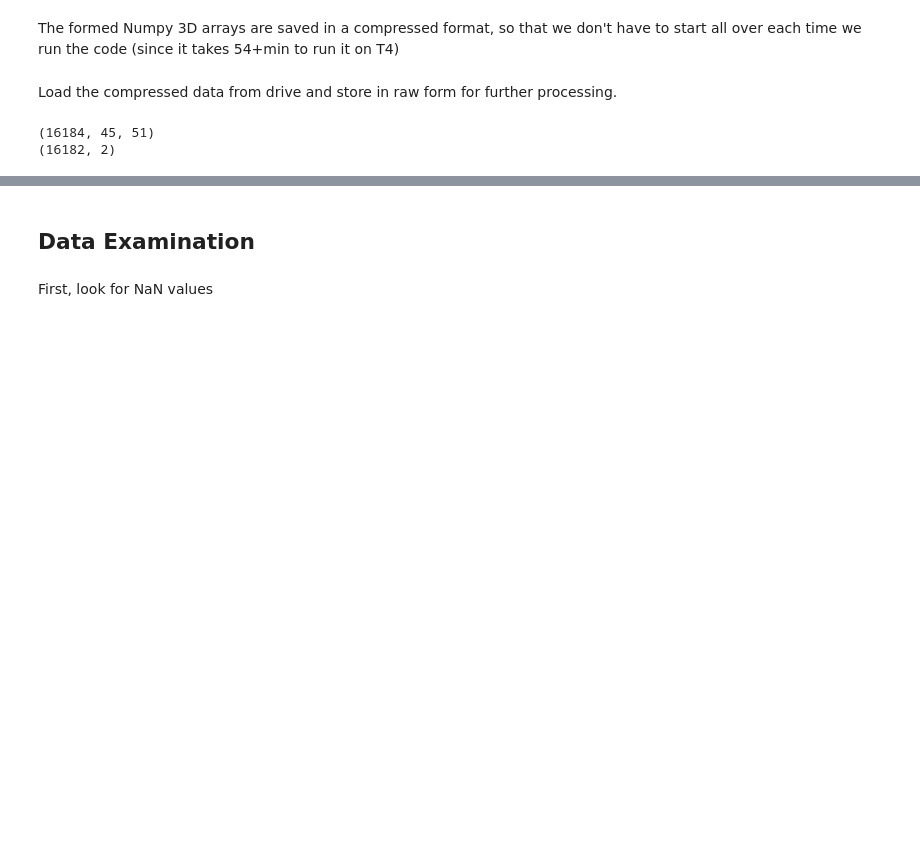
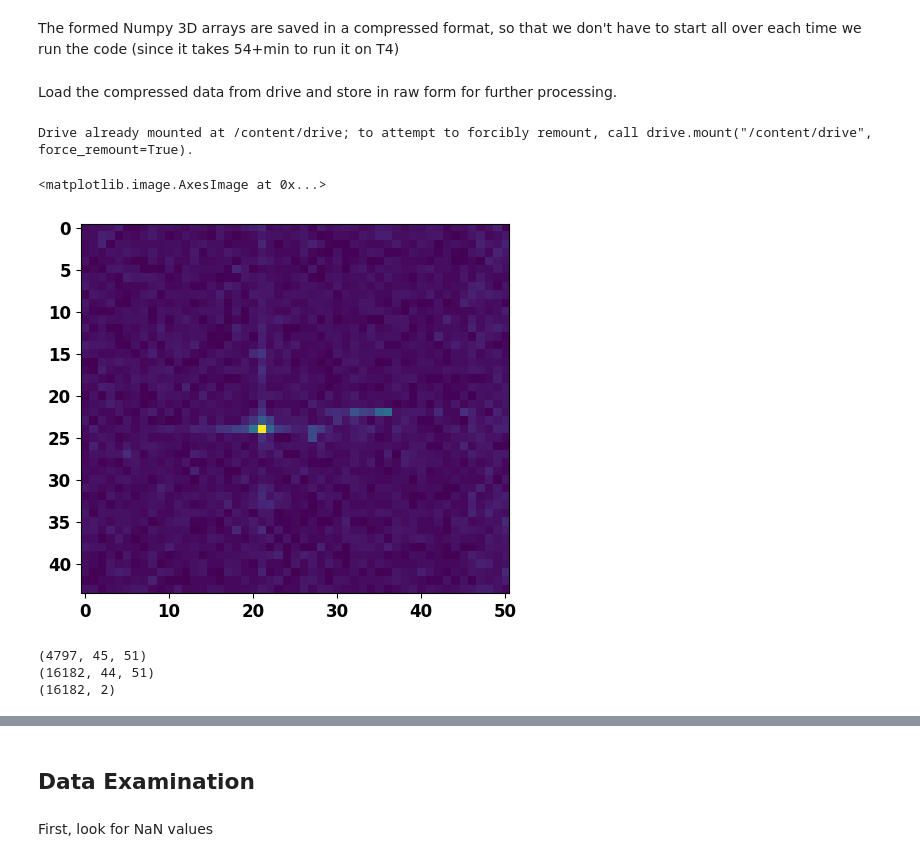
Before and after one commit to xlukac14/MPA-MLF, a Jupyter notebook: FinalProject/MLF_Final_Project_Lukac.ipynb, the cells around one changed output, grey strips where cells are left out. Cells and saved outputs as stored; diff of their text form; code cells hidden in the pictures; blank space fills up the shorter version.

```diff
--- a/FinalProject/MLF_Final_Project_Lukac.ipynb
+++ b/FinalProject/MLF_Final_Project_Lukac.ipynb
@@ -73,6 +93,9 @@ Organizing the 2D data of each *.csv file into 3D matrix, where each "slice" alo
 
 #trainCSVlist = sorted_alphanumeric(os.listdir('/content/drive/MyDrive/ColabNotebooks/MLFfinal/Train/CSV/'))
 #testCSVlist = sorted_alphanumeric(os.listdir('/content/drive/MyDrive/ColabNotebooks/MLFfinal/Test/CSV/'))
+
+trainCSVlist = os.listdir('CSV/')
+trainCSVlist = sorted(trainCSVlist, key=lambda x: int(x.split('_')[1][:-4]))
 
 #trainDF = np.empty((1,45,51))
 #testDF = np.empty((1,45,51))
@@ -90,3 +113,5 @@ Organizing the 2D data of each *.csv file into 3D matrix, where each "slice" alo
 #example = np.genfromtxt('/content/drive/MyDrive/ColabNotebooks/MLFfinal/Train/CSV/img_3256.csv', delimiter=',')
 
 #plt.imshow(example)
+
+#print(trainCSVlist.shape)
@@ -96,0 +118,8 @@ Drive already mounted at /content/drive; to attempt to forcibly remount, call dr
+# %%
+numpy_arr = []
+
+for single_file_name in trainCSVlist:
+  data = pd.read_csv(f'CSV/{single_file_name}').to_numpy()
+  numpy_arr.append(data)
+
+numpy_arr = np.asarray(numpy_arr)
@@ -104,15 +137,28 @@ The formed Numpy 3D arrays are saved in a compressed format, so that we don't ha
 # %% [markdown]
 Load the compressed data from drive and store in raw form for further processing.
 # %%
+drive.mount('/content/drive')
+
 x_test_raw = np.load('/content/drive/MyDrive/ColabNotebooks/MLFfinal/Test/extractedTestcomp.npz')
-x_train_raw = np.load('/content/drive/MyDrive/ColabNotebooks/MLFfinal/Train/extractedTraincomp.npz')
+#x_train_raw = np.load('/content/drive/MyDrive/ColabNotebooks/MLFfinal/Train/extractedTraincomp.npz')
+x_train_raw = numpy_arr
 x_test_raw = x_test_raw['arr_0']
-x_train_raw = x_train_raw['arr_0']
+#x_train_raw = x_train_raw['arr_0']
 
 y_train_raw = pd.read_csv('/content/drive/MyDrive/ColabNotebooks/MLFfinal/y_train.csv')
+# %% [output]
+Drive already mounted at /content/drive; to attempt to forcibly remount, call drive.mount("/content/drive", force_remount=True).
+# %%
+plt.figure()
+plt.imshow(x_train_raw[-1])
+# %% [output]
+<matplotlib.image.AxesImage at 0x...>
+[figure, added]
 # %%
+print(x_test_raw.shape)
 print(x_train_raw.shape)
 print(y_train_raw.shape)
 # %% [output]
-(16184, 45, 51)
+(4797, 45, 51)
+(16182, 44, 51)
 (16182, 2)
```
Also changed, not shown: parts of 29 cells of this notebook, 1 other file.
